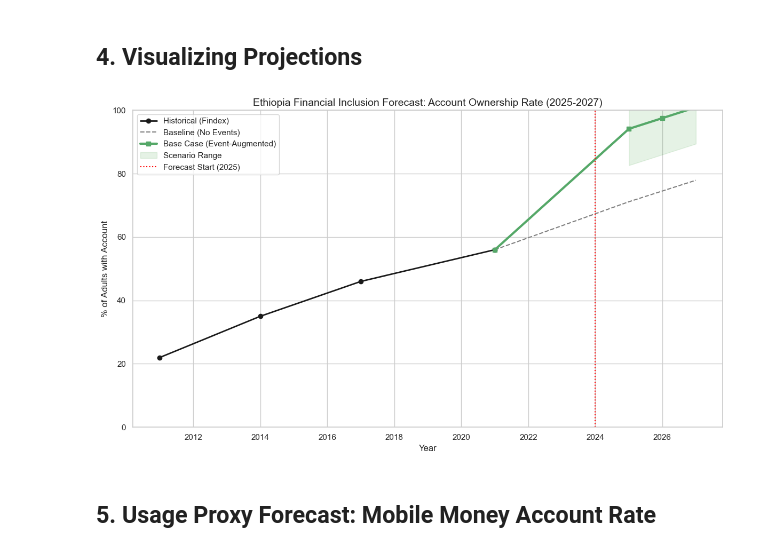
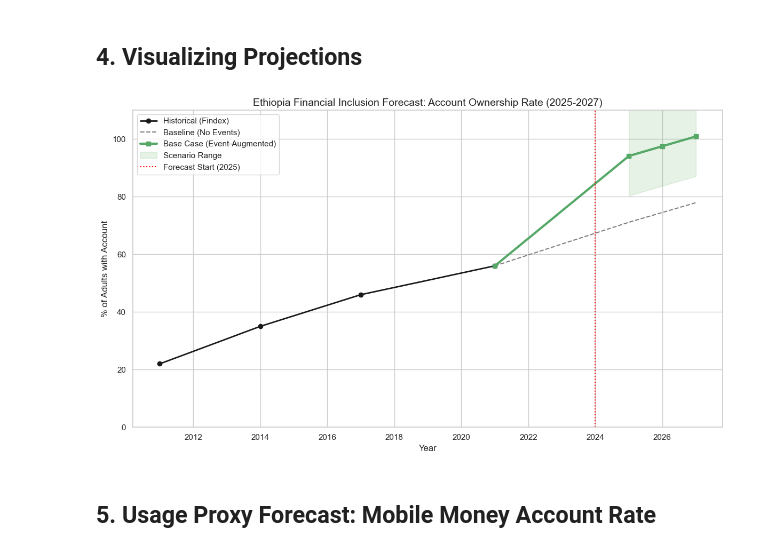
Before and after one commit to Leul4ever/Ethio-Finance-forecast, a Jupyter notebook: notebooks/task_4_forecasting.ipynb, the cells around one changed output. Drawn from its saved outputs; the diff is of its cells as text; code cells hidden in the pictures.

Commit message:
Task 4: Completed forecasting analysis with notebook, visualizations, and report

```diff
--- a/notebooks/task_4_forecasting.ipynb
+++ b/notebooks/task_4_forecasting.ipynb
@@ -111,0 +97,12 @@ Scenario Forecast (Account Ownership):
+# %%
+# Impact assumptions (cumulative pp increase above baseline by 2027)
+# Base Case: Telebirr (+15pp), Safaricom (+6pp), Digital ID/Infrastructure (+2pp)
+base_impact = 15.0 + 6.0 + 2.0
+
+acc_forecast = acc_baseline.copy()
+acc_forecast['base_case'] = acc_forecast['baseline_projection'] + base_impact
+acc_forecast['optimistic'] = acc_forecast['base_case'] + (acc_forecast['upper_ci'] - acc_forecast['baseline_projection'])
+acc_forecast['pessimistic'] = acc_forecast['baseline_projection'] + (base_impact * 0.4)
+
+print("Scenario Forecast (Account Ownership):")
+print(acc_forecast.round(2))
@@ -112,27 +120,27 @@ Scenario Forecast (Account Ownership):
 # %% [markdown]
 ## 4. Visualizing Projections
-# %%
-plt.figure(figsize=(12, 7))
-plt.plot(acc_data['year'], acc_data['value'], 'ko-', label='Historical (Findex)', lw=2)
-
-last_year = acc_data['year'].iloc[-1]
-last_val = acc_data['value'].iloc[-1]
-plot_years = [last_year] + acc_forecast['year'].tolist()
-
-plt.plot(plot_years, [last_val] + acc_forecast['baseline_projection'].tolist(), '--', color='gray', label='Baseline (No Events)')
-plt.plot(plot_years, [last_val] + acc_forecast['base_case'].tolist(), 'g-s', lw=3, label='Base Case (Event-Augmented)')
-plt.fill_between(acc_forecast['year'], acc_forecast['pessimistic'], acc_forecast['optimistic'], color='green', alpha=0.1, label='Scenario Range')
-
-plt.axvline(2024, color='red', linestyle=':', label='Forecast Start (2025)')
-plt.title("Ethiopia Financial Inclusion Forecast: Account Ownership Rate (2025-2027)", fontsize=14)
-plt.ylabel("% of Adults with Account", fontsize=12)
-plt.xlabel("Year", fontsize=12)
-plt.ylim(0, 100)
-plt.legend(loc='upper left')
-plt.tight_layout()
-plt.savefig(f"{FIGURES_DIR}/task4_account_ownership_forecast.png", dpi=300)
-plt.show()
-# %% [output]
-[figure, removed]
+# %%
+plt.figure(figsize=(12, 7))
+plt.plot(acc_data['year'], acc_data['value'], 'ko-', label='Historical (Findex)', lw=2)
+
+last_year = acc_data['year'].iloc[-1]
+last_val = acc_data['value'].iloc[-1]
+plot_years = [last_year] + acc_forecast['year'].tolist()
+
+plt.plot(plot_years, [last_val] + acc_forecast['baseline_projection'].tolist(), '--', color='gray', label='Baseline (No Events)')
+plt.plot(plot_years, [last_val] + acc_forecast['base_case'].tolist(), 'g-s', lw=3, label='Base Case (Event-Augmented)')
+plt.fill_between(acc_forecast['year'], acc_forecast['pessimistic'], acc_forecast['optimistic'], color='green', alpha=0.1, label='Scenario Range')
+
+plt.axvline(2024, color='red', linestyle=':', label='Forecast Start (2025)')
+plt.title("Ethiopia Financial Inclusion Forecast: Account Ownership Rate (2025-2027)", fontsize=14)
+plt.ylabel("% of Adults with Account", fontsize=12)
+plt.xlabel("Year", fontsize=12)
+plt.ylim(0, 110)
+plt.legend(loc='upper left')
+plt.tight_layout()
+plt.savefig(f"{FIGURES_DIR}/task4_account_ownership_forecast.png", dpi=300)
+plt.show()
+# %% [output]
+[figure, added]
 # %% [markdown]
 ## 5. Usage Proxy Forecast: Mobile Money Account Rate
```
Also changed, not shown: parts of 14 cells of this notebook, 3 other files.
